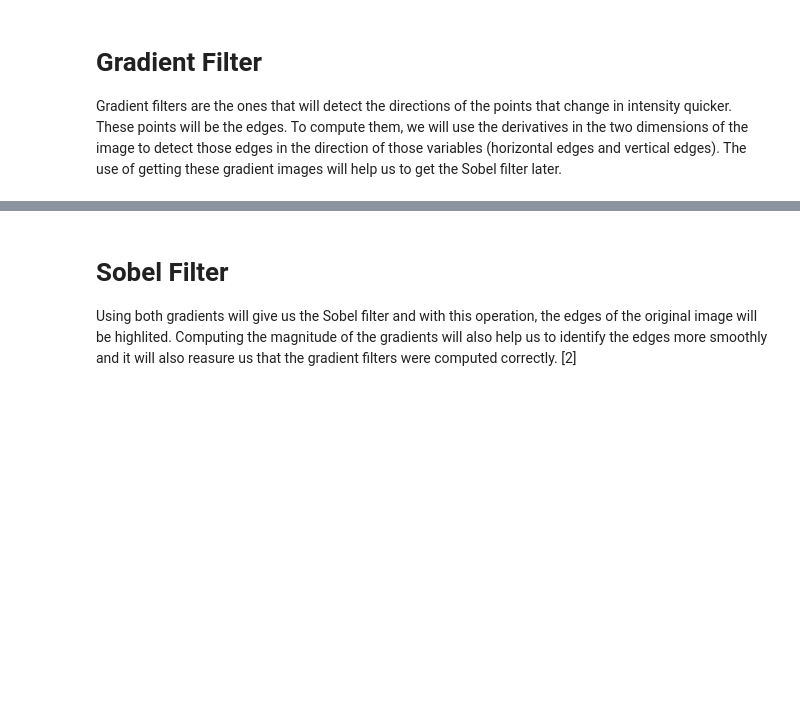
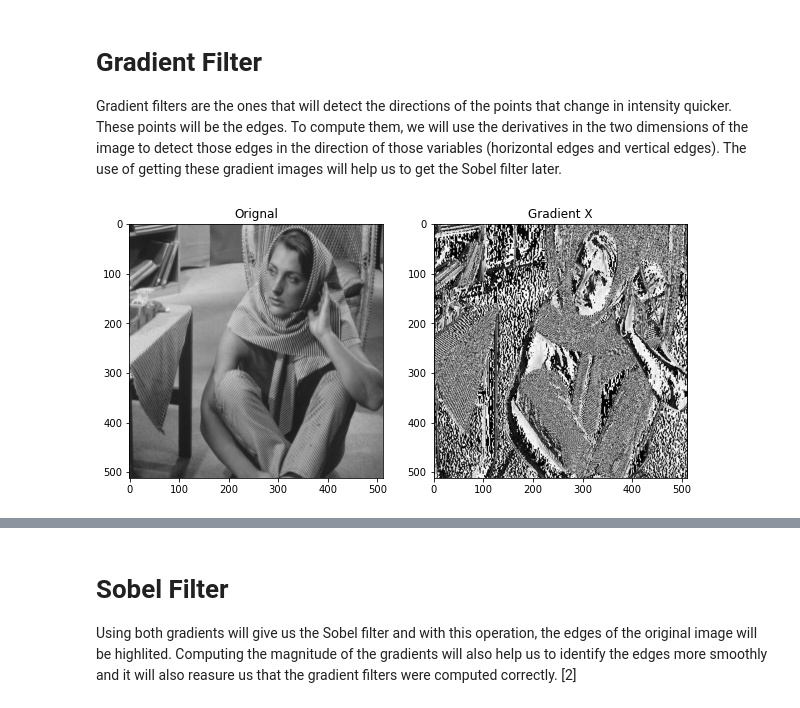
Before and after one commit to lyshuga/Signal_processing, a Jupyter notebook: Filtering/ImageFilter.ipynb, the cells around one changed output, grey strips where cells are left out. Saved outputs shown, nothing was run; the diff lists cells and outputs as text; code cells hidden in the pictures; blank space fills up the shorter version.

```diff
--- a/Filtering/ImageFilter.ipynb
+++ b/Filtering/ImageFilter.ipynb
@@ -120,17 +148,19 @@ Gradient filters are the ones that will detect the directions of the points that
 # %%
 img_gradient_x = cv.Sobel(img,cv.CV_64F,1,0) #The sobel library from cv2 will get us the gradients in the x direction
 
-#And this is to plot the filtered image and the original
-# fig = plt.figure(figsize=(10, 10))
-# fig.add_subplot(1, 2, 1)
-# plt.imshow(img)
-# plt.title("Orignal")
+# And this is to plot the filtered image and the original
+fig = plt.figure(figsize=(10, 10))
+fig.add_subplot(1, 2, 1)
+plt.imshow(img)
+plt.title("Orignal")
 
-# fig.add_subplot(1, 2, 2)
-# plt.imshow(img_gradient_x.astype('uint8'),cmap = 'gray')
-# plt.title("Gradient X")
+fig.add_subplot(1, 2, 2)
+plt.imshow(img_gradient_x.astype('uint8'),cmap = 'gray')
+plt.title("Gradient X")
 
-# plt.show()
+plt.show()
+# %% [output]
+[figure, added]
 # %%
 img_gradient_y = cv.Sobel(img,cv.CV_64F,0,1) #The sobel library from cv2 will get us the gradients in the y direction
 
```
Also changed, not shown: parts of 11 cells of this notebook.
